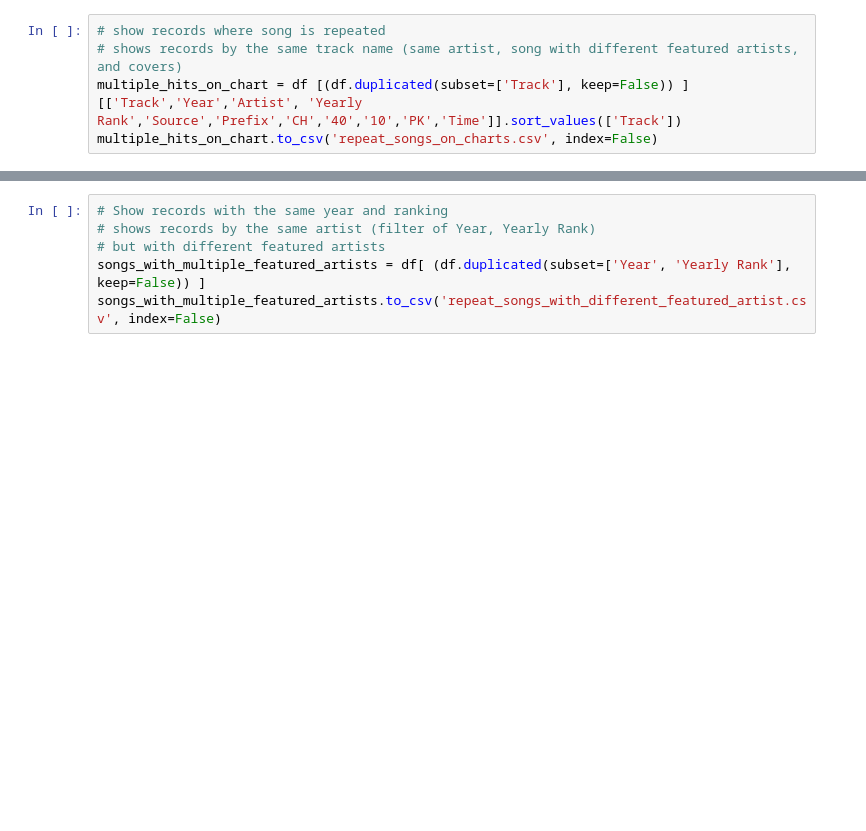
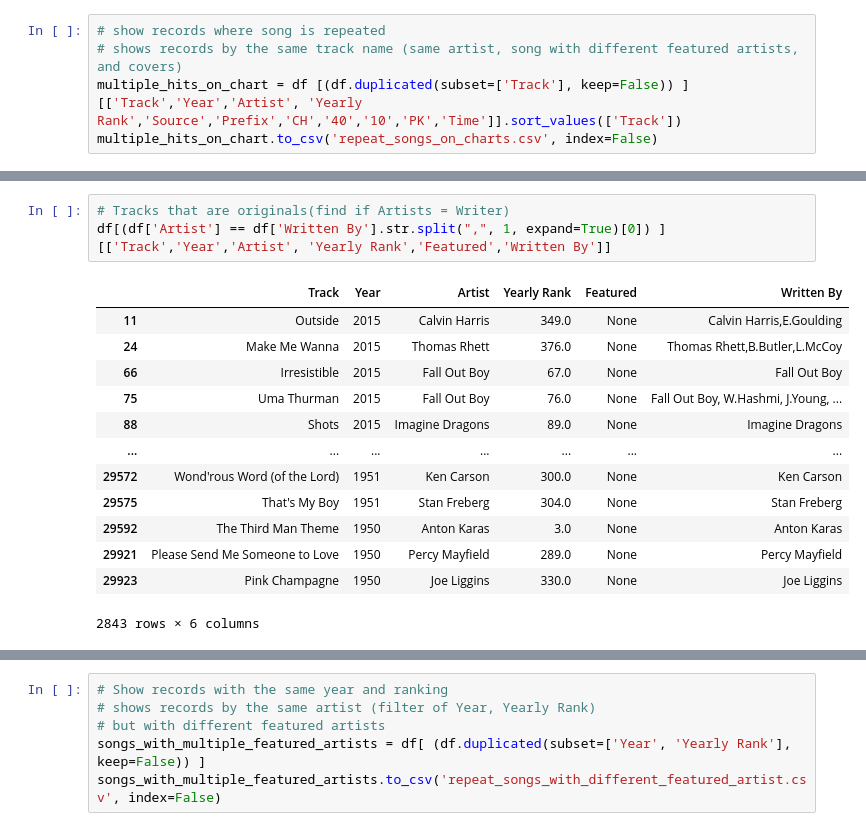
Before and after one commit to ejw-data/tableau-songs, a Jupyter notebook: data_eda.ipynb, the cells around one changed output, grey strips where cells are left out. Cells and saved outputs as stored; diff of their text form; blank space fills up the shorter version.

```diff
--- a/data_eda.ipynb
+++ b/data_eda.ipynb
@@ -233,0 +409,17 @@ multiple_hits_on_chart.to_csv('repeat_songs_on_charts.csv', index=False)
+# %%
+# Tracks that are originals(find if Artists = Writer)
+df[(df['Artist'] == df['Written By'].str.split(",", 1, expand=True)[0]) ][['Track','Year','Artist', 'Yearly Rank','Featured','Written By']]
+# %% [output]
+|  | Track | Year | Artist | Yearly Rank | Featured | Written By |
+| 11 | Outside | 2015 | Calvin Harris | 349.0 | None | Calvin Harris,E.Goulding |
+| 24 | Make Me Wanna | 2015 | Thomas Rhett | 376.0 | None | Thomas Rhett,B.Butler,L.McCoy |
+| 66 | Irresistible | 2015 | Fall Out Boy | 67.0 | None | Fall Out Boy |
+| 75 | Uma Thurman | 2015 | Fall Out Boy | 76.0 | None | Fall Out Boy, W.Hashmi, J.Young, ... |
+| 88 | Shots | 2015 | Imagine Dragons | 89.0 | None | Imagine Dragons |
+| ... | ... | ... | ... | ... | ... | ... |
+| 29572 | Wond'rous Word (of the Lord) | 1951 | Ken Carson | 300.0 | None | Ken Carson |
+| 29575 | That's My Boy | 1951 | Stan Freberg | 304.0 | None | Stan Freberg |
+| 29592 | The Third Man Theme | 1950 | Anton Karas | 3.0 | None | Anton Karas |
+| 29921 | Please Send Me Someone to Love | 1950 | Percy Mayfield | 289.0 | None | Percy Mayfield |
+| 29923 | Pink Champagne | 1950 | Joe Liggins | 330.0 | None | Joe Liggins |
+2843 rows × 6 columns
```
Also changed, not shown: parts of 14 cells of this notebook.
